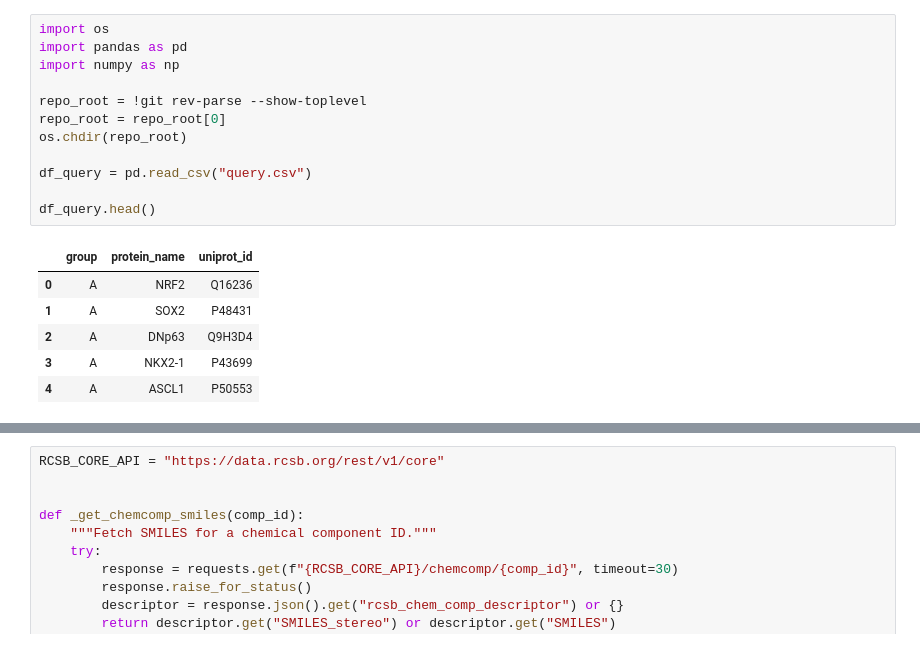
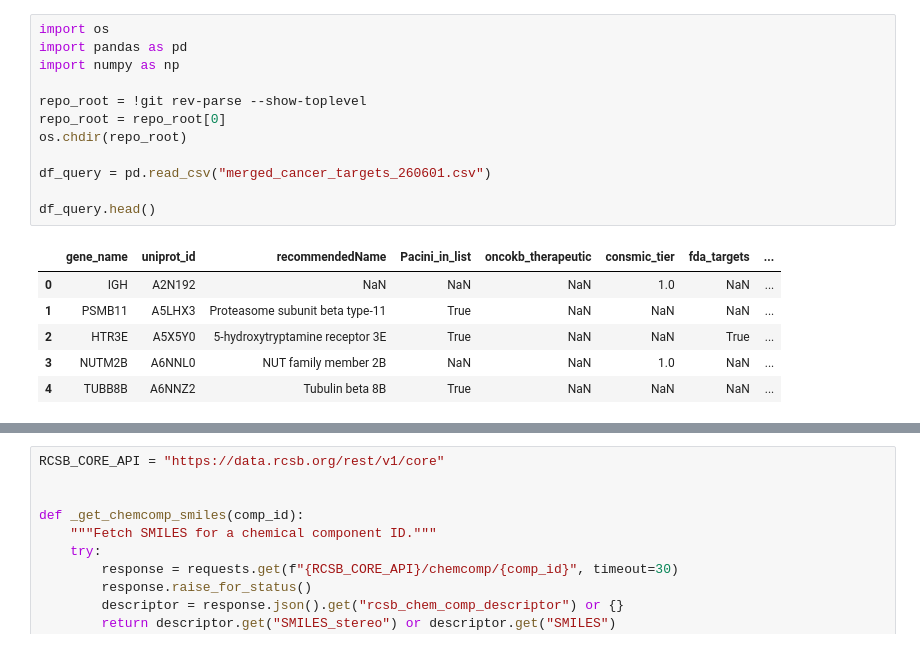
Before and after one commit to meng-yx/ligand_viewer, a Jupyter notebook: notebooks/uniprot_pdb_ligand_mapping.ipynb, the cells around one changed output, grey strips where cells are left out. Saved outputs shown, nothing was run; the diff lists cells and outputs as text.

Commit message:
Query uniprot ligand mapping on slurm

```diff
--- a/notebooks/uniprot_pdb_ligand_mapping.ipynb
+++ b/notebooks/uniprot_pdb_ligand_mapping.ipynb
@@ -1,19 +1,19 @@
 # %%
 import os
 import pandas as pd
 import numpy as np
 
 repo_root = !git rev-parse --show-toplevel
 repo_root = repo_root[0]
 os.chdir(repo_root)
 
-df_query = pd.read_csv("query.csv")
+df_query = pd.read_csv("merged_cancer_targets_260601.csv")
 
 df_query.head()
 # %% [output]
-|  | group | protein_name | uniprot_id |
-| 0 | A | NRF2 | Q16236 |
-| 1 | A | SOX2 | P48431 |
-| 2 | A | DNp63 | Q9H3D4 |
-| 3 | A | NKX2-1 | P43699 |
-| 4 | A | ASCL1 | P50553 |
+|  | gene_name | uniprot_id | recommendedName | Pacini_in_list | oncokb_therapeutic | consmic_tier | fda_targets | ... |
+| 0 | IGH | A2N192 | NaN | NaN | NaN | 1.0 | NaN | ... |
+| 1 | PSMB11 | A5LHX3 | Proteasome subunit beta type-11 | True | NaN | NaN | NaN | ... |
+| 2 | HTR3E | A5X5Y0 | 5-hydroxytryptamine receptor 3E | True | NaN | NaN | True | ... |
+| 3 | NUTM2B | A6NNL0 | NUT family member 2B | NaN | NaN | 1.0 | NaN | ... |
+| 4 | TUBB8B | A6NNZ2 | Tubulin beta 8B | True | NaN | NaN | NaN | ... |
```
Also changed, not shown: parts of 5 cells of this notebook, 4 other files.
